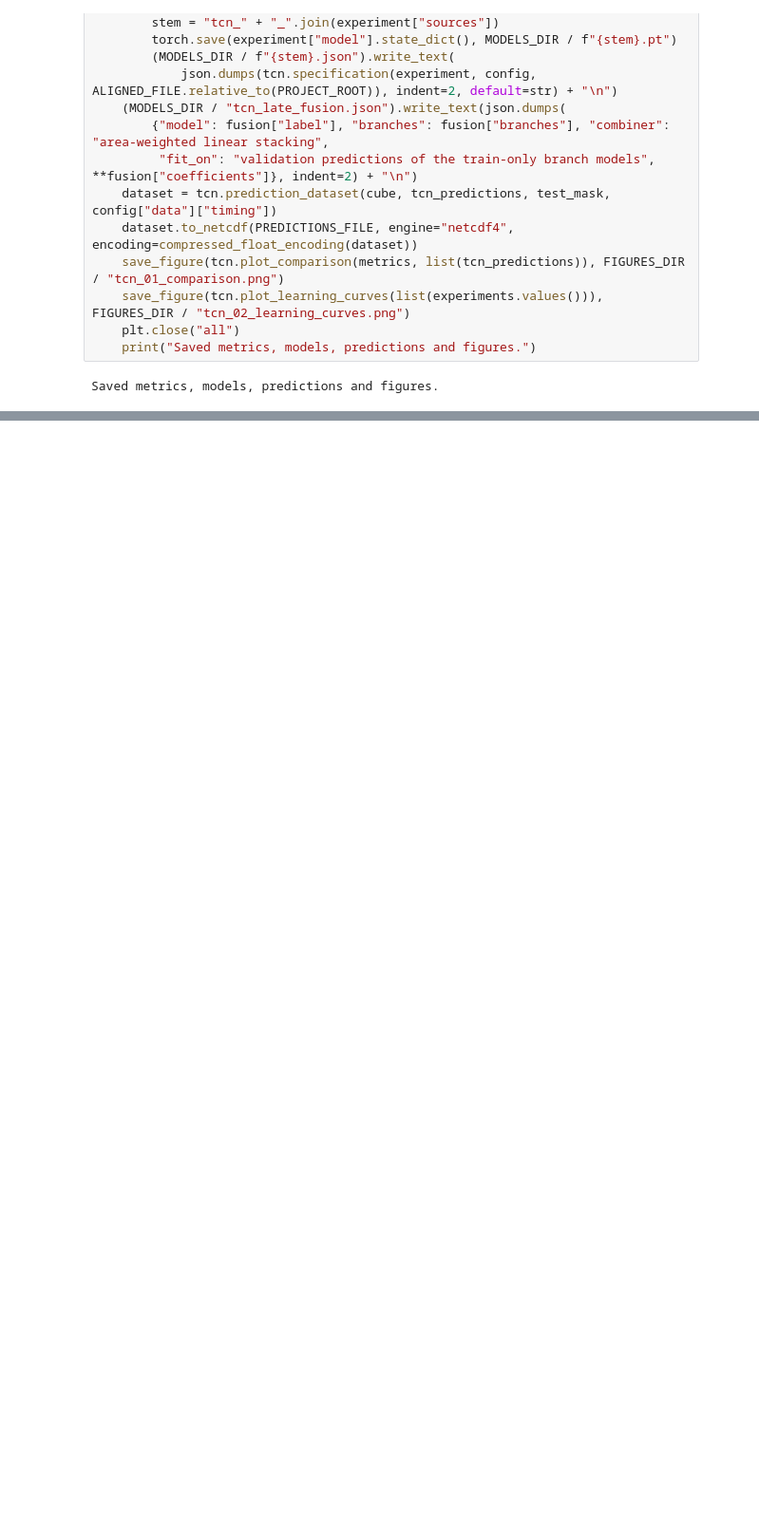
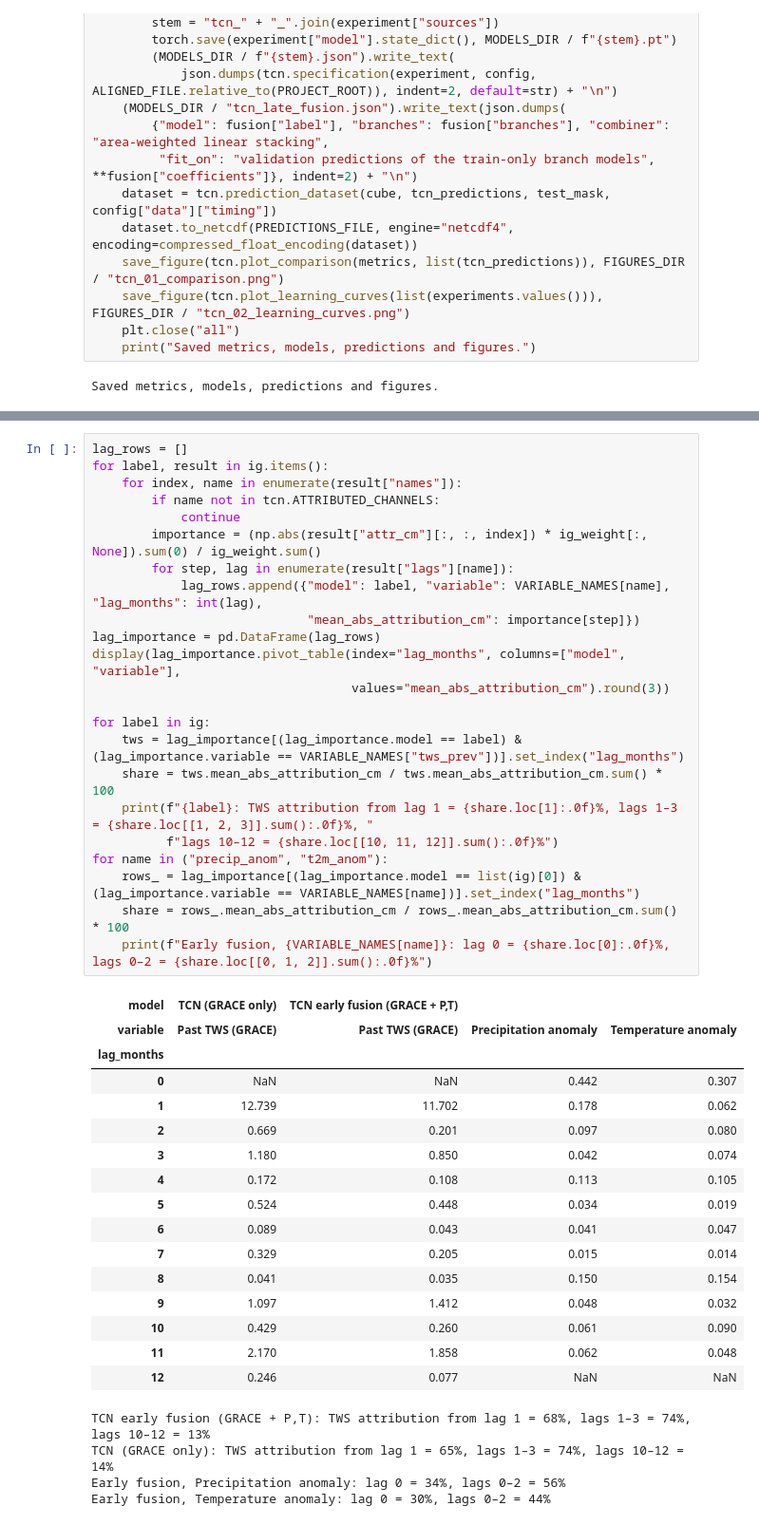
Before and after one commit to Lyra0710/Multimodal-Deep-Learning-for-Reliable-GRACE-Water-Storage-Trends, a Jupyter notebook: notebooks/TCN_Forecast_and_Fusion.ipynb, the cells around one changed output, grey strips where cells are left out. Shown at 95% size. Cells and saved outputs as stored; diff of their text form; blank space fills up the shorter version.

```diff
--- a/notebooks/TCN_Forecast_and_Fusion.ipynb
+++ b/notebooks/TCN_Forecast_and_Fusion.ipynb
@@ -421,0 +748,44 @@ Saved metrics, models, predictions and figures.
+# %%
+lag_rows = []
+for label, result in ig.items():
+    for index, name in enumerate(result["names"]):
+        if name not in tcn.ATTRIBUTED_CHANNELS:
+            continue
+        importance = (np.abs(result["attr_cm"][:, :, index]) * ig_weight[:, None]).sum(0) / ig_weight.sum()
+        for step, lag in enumerate(result["lags"][name]):
+            lag_rows.append({"model": label, "variable": VARIABLE_NAMES[name], "lag_months": int(lag),
+                             "mean_abs_attribution_cm": importance[step]})
+lag_importance = pd.DataFrame(lag_rows)
+display(lag_importance.pivot_table(index="lag_months", columns=["model", "variable"],
+                                   values="mean_abs_attribution_cm").round(3))
+
+for label in ig:
+    tws = lag_importance[(lag_importance.model == label) & (lag_importance.variable == VARIABLE_NAMES["tws_prev"])].set_index("lag_months")
+    share = tws.mean_abs_attribution_cm / tws.mean_abs_attribution_cm.sum() * 100
+    print(f"{label}: TWS attribution from lag 1 = {share.loc[1]:.0f}%, lags 1–3 = {share.loc[[1, 2, 3]].sum():.0f}%, "
+          f"lags 10–12 = {share.loc[[10, 11, 12]].sum():.0f}%")
+for name in ("precip_anom", "t2m_anom"):
+    rows_ = lag_importance[(lag_importance.model == list(ig)[0]) & (lag_importance.variable == VARIABLE_NAMES[name])].set_index("lag_months")
+    share = rows_.mean_abs_attribution_cm / rows_.mean_abs_attribution_cm.sum() * 100
+    print(f"Early fusion, {VARIABLE_NAMES[name]}: lag 0 = {share.loc[0]:.0f}%, lags 0–2 = {share.loc[[0, 1, 2]].sum():.0f}%")
+# %% [output]
+| model | TCN (GRACE only) | TCN early fusion (GRACE + P,T) |  |  |
+| variable | Past TWS (GRACE) | Past TWS (GRACE) | Precipitation anomaly | Temperature anomaly |
+| lag_months |  |  |  |  |
+| 0 | NaN | NaN | 0.442 | 0.307 |
+| 1 | 12.739 | 11.702 | 0.178 | 0.062 |
+| 2 | 0.669 | 0.201 | 0.097 | 0.080 |
+| 3 | 1.180 | 0.850 | 0.042 | 0.074 |
+| 4 | 0.172 | 0.108 | 0.113 | 0.105 |
+| 5 | 0.524 | 0.448 | 0.034 | 0.019 |
+| 6 | 0.089 | 0.043 | 0.041 | 0.047 |
+| 7 | 0.329 | 0.205 | 0.015 | 0.014 |
+| 8 | 0.041 | 0.035 | 0.150 | 0.154 |
+| 9 | 1.097 | 1.412 | 0.048 | 0.032 |
+| 10 | 0.429 | 0.260 | 0.061 | 0.090 |
+| 11 | 2.170 | 1.858 | 0.062 | 0.048 |
+| 12 | 0.246 | 0.077 | NaN | NaN |
+TCN early fusion (GRACE + P,T): TWS attribution from lag 1 = 68%, lags 1–3 = 74%, lags 10–12 = 13%
+TCN (GRACE only): TWS attribution from lag 1 = 65%, lags 1–3 = 74%, lags 10–12 = 14%
+Early fusion, Precipitation anomaly: lag 0 = 34%, lags 0–2 = 56%
+Early fusion, Temperature anomaly: lag 0 = 30%, lags 0–2 = 44%
```
Also changed, not shown: parts of 16 cells of this notebook, 9 other files.
